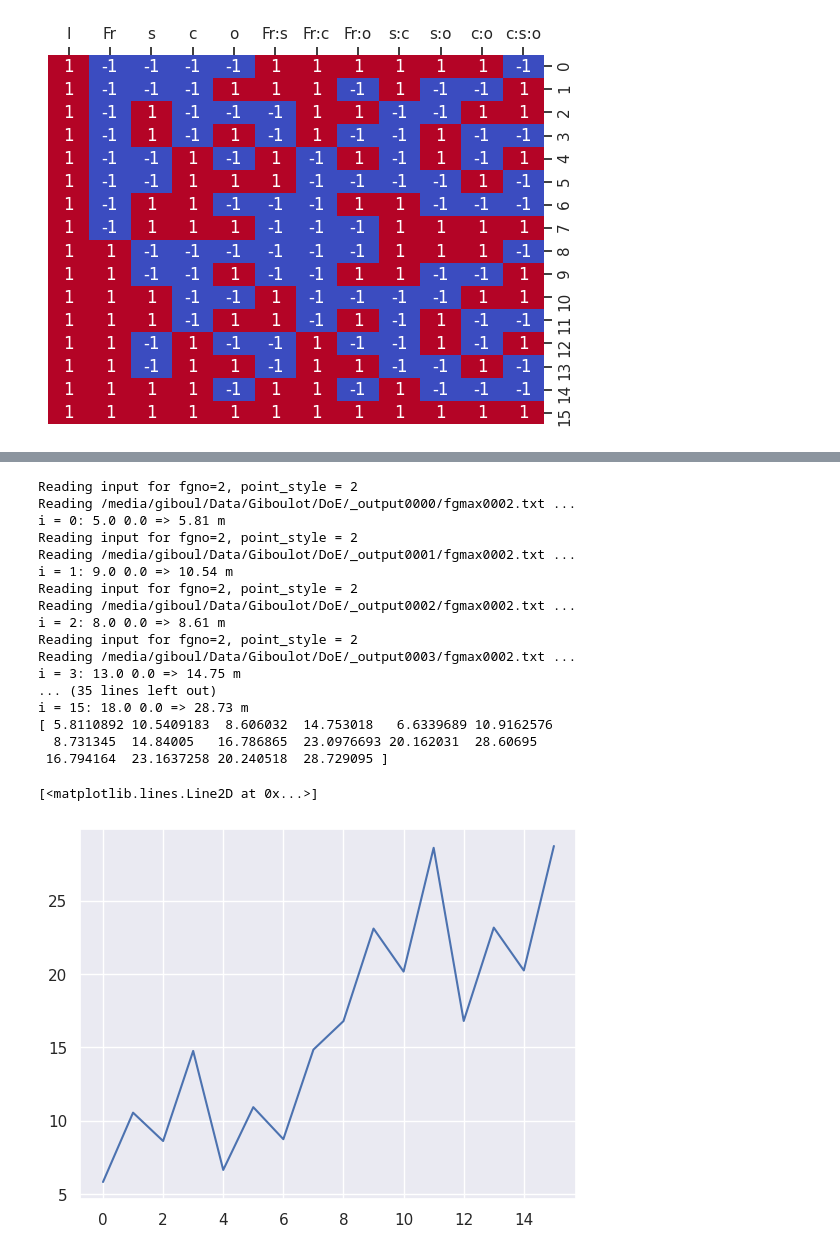
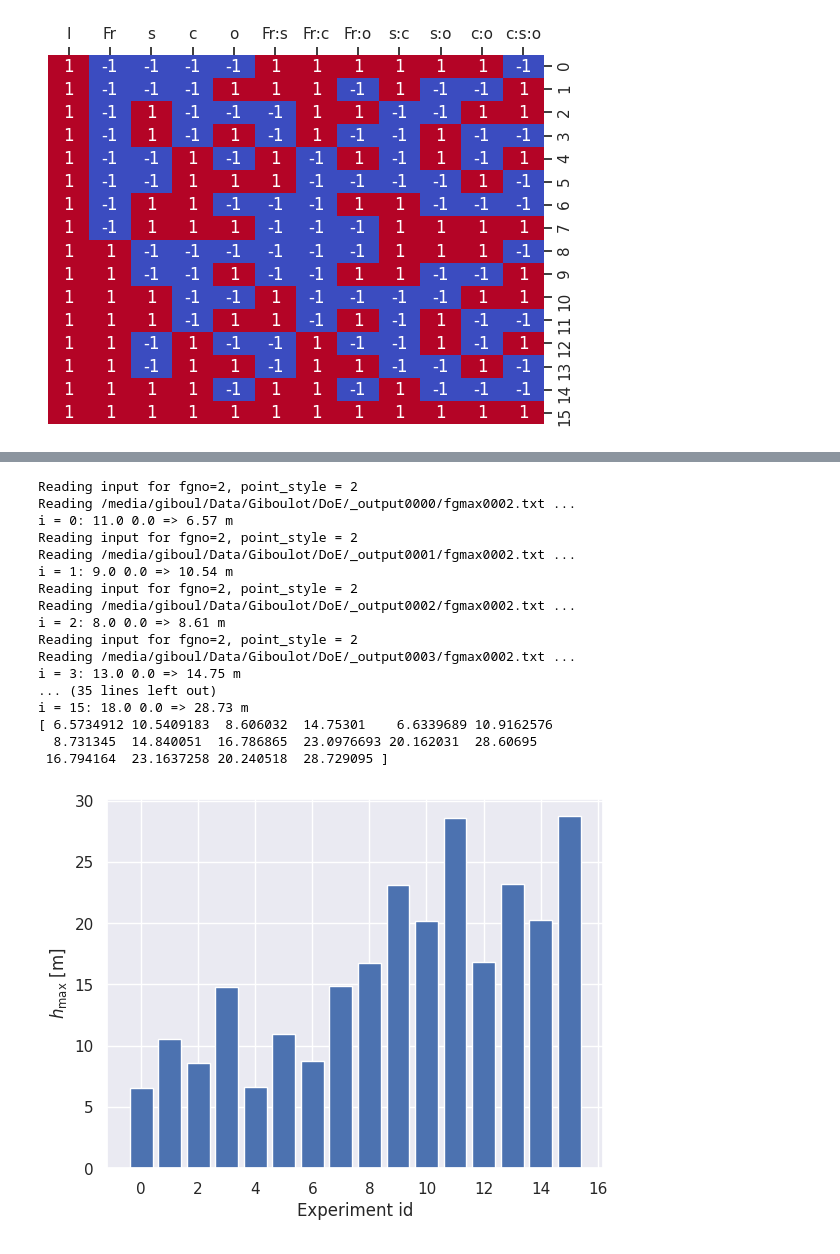
Before and after one commit to giboul/DoE_project, a Jupyter notebook: experiment.ipynb, the cells around one changed output, grey strips where cells are left out. Cells and saved outputs as stored; diff of their text form; code cells hidden in the pictures.

```diff
--- a/doe-project.ipynb
+++ b/experiment.ipynb
@@ -80,27 +90,40 @@ config = dict(
     openness=None,
 )
 
-outdir = "/media/giboul/Data/Giboulot/DoE/_output{i:0>4}"
+outdir = Path("/media/giboul/Data/Giboulot/DoE")# /_output{i:0>4}"
 
-# for experiment in range(E.shape[0]):
-for experiment in (1, 3, 4, 5, 6, 7, 8, 9, 11, 12, 13, 15):
+spinning_slash = ["|", "/", "-", "\\"]
+
+for experiment in range(E.shape[0]):
 
     config.update(
         avalanche_speed=float(values["Fr"].iloc[experiment]*np.sqrt(9.81*config["avalanche_depth"])),
         slope=float(values["s"].iloc[experiment]),
-        curvature=float(values["c"].iloc[experiment]),
-        openness=float(values["o"].iloc[experiment]),
+        curvature=float(values["c"].iloc[experiment]-1),
+        openness=float(values["o"].iloc[experiment]-1),
     )
     with open("config.yaml", "w") as file:
         yaml.safe_dump(config, file)
-    path = outdir.format(i=experiment)
-    print(f"{path}: ", end="", flush=True)
-    with open(f"{path}/out.log", "w") as std_file:
-        with open(f"{path}/err.log", "w") as err_file:
-            output = subprocess.run(
+    path = outdir / f"_output{experiment:0>4}"
+    print(f"{str(path)}: ", end="", flush=True)
+    # Path(path).mkdir(exist_ok=True)
+    with open(path / "out.log", "w") as std_file:
+        with open(path / "err.log", "w") as err_file:
+            proc = subprocess.Popen(
                 f"make simulation OUTDIR={path} OMP_NUM_PROCS=10".split(),
                 stdout=std_file,
                 stderr=err_file,
             )
-    print(output.returncode, flush=True)
+            if True:
+                t0 = perf_counter()
+                j = 0
+                while proc.poll() is None:
+                    t1 = perf_counter()
+                    if t1-t0 > 0.5:
+                        current_step = list(sorted(path.glob("fort.q????")))
+                        current_step = int(current_step[-1].name[6:]) if current_step else 0
+                        print(f"\r{str(path)}: {spinning_slash[j]} {current_step:>4}", end="", flush=True)
+                        j = (j+1) % len(spinning_slash)
+                        t0 = t1
+    print(flush=True)
 # %% [output]
@@ -140,7 +153,7 @@ np.savetxt("hmax.txt", hmax[:, None])
 # %% [output]
 Reading input for fgno=2, point_style = 2
 Reading /media/giboul/Data/Giboulot/DoE/_output0000/fgmax0002.txt ...
-i = 0: 5.0 0.0 => 5.81 m
+i = 0: 11.0 0.0 => 6.57 m
 Reading input for fgno=2, point_style = 2
 Reading /media/giboul/Data/Giboulot/DoE/_output0001/fgmax0002.txt ...
 i = 1: 9.0 0.0 => 10.54 m
@@ -152,11 +165,14 @@ Reading /media/giboul/Data/Giboulot/DoE/_output0003/fgmax0002.txt ...
 i = 3: 13.0 0.0 => 14.75 m
 ... (35 lines left out)
 i = 15: 18.0 0.0 => 28.73 m
-[ 5.8110892 10.5409183  8.606032  14.753018   6.6339689 10.9162576
-  8.731345  14.84005   16.786865  23.0976693 20.162031  28.60695
+[ 6.5734912 10.5409183  8.606032  14.75301    6.6339689 10.9162576
+  8.731345  14.840051  16.786865  23.0976693 20.162031  28.60695
  16.794164  23.1637258 20.240518  28.729095 ]
 # %%
-plt.plot(hmax)
+from matplotlib import pyplot as plt
+plt.bar(np.arange(hmax.size), hmax)
+plt.xlabel("Experiment id")
+plt.ylabel(r"$h_\mathrm{max}$ [m]")
+plt.show()
 # %% [output]
-[<matplotlib.lines.Line2D at 0x...>]
-[figure, old version]
+[figure, new version]
```
Also changed, not shown: parts of 3 cells of this notebook, 19 other files.
